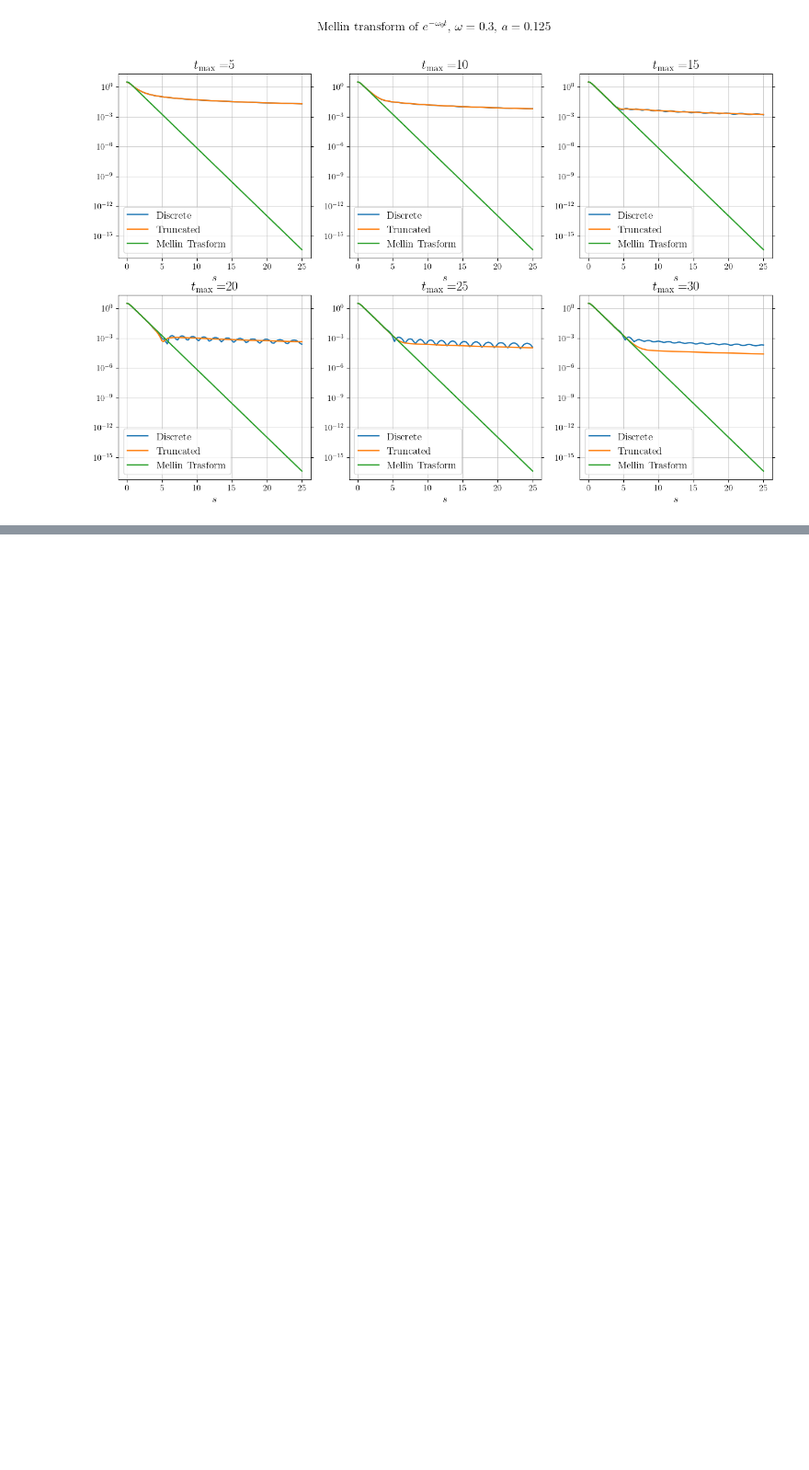
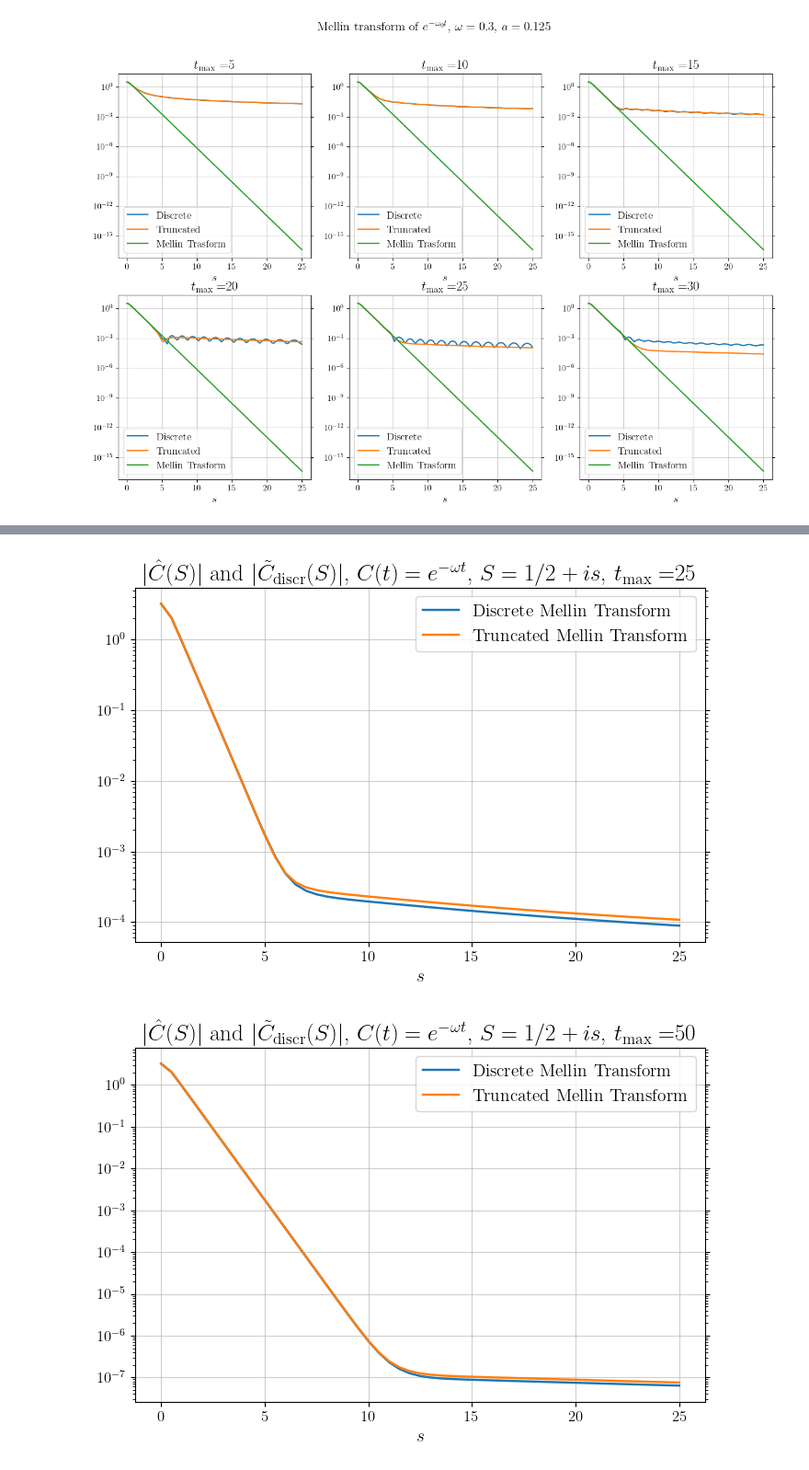
Before and after one commit to DiegoToniolo/Analysis_spectral_densities, a Jupyter notebook: discrete_mellin.ipynb, the cells around one changed output, grey strips where cells are left out. Shown at 92% size. Drawn from its saved outputs; the diff is of its cells as text; code cells hidden in the pictures; blank space fills up the shorter version.

```diff
--- a/discrete_mellin.ipynb
+++ b/discrete_mellin.ipynb
@@ -257,0 +300,27 @@ for ai in range(len(a)):
+# %%
+s = np.linspace(0, 25, 51)
+a = 1
+w = 0.3
+t_max = [25, 50, 75, 100]
+
+mell_discr, mell_trunc = np.zeros((len(t_max), len(s)), dtype=complex), np.zeros((len(t_max), len(s)), dtype=complex)
+for ti in range(len(t_max)):
+    for si in range(len(s)):
+        for n in range(int(t_max[ti]/a + 1)):
+            mell_discr[ti, si] += a * np.exp(-0.3 * a * n) * ubar(n, a, s[si], w)
+        mell_trunc[ti, si] = complex(mp.gammainc(0.5 + s[si]*1.0j, 0, w*(t_max[ti]))) * w ** (-0.5 -s[si] * 1.0j)
+
+mell_cont = gamma(0.5 + s*1.0j) * w ** (-0.5 -s * 1.0j)
+# %%
+for ti in range(len(t_max)):
+    plt.plot(s, np.abs(np.abs(mell_discr[ti])), label = r"Discrete Mellin Transform")
+    plt.plot(s, np.abs(np.abs(mell_trunc[ti])), label = r"Truncated Mellin Transform")
+    plt.semilogy()
+    plt.legend()
+    plt.xlabel(r"$s$")
+    #plt.ylabel(r"$\vert\vert\tilde{C}(S)\vert - \vert\tilde{C}_\mathrm{discr}(S)\vert\vert$")
+    plt.title(r"$\vert\hat{C}(S)\vert$ and $\vert\tilde{C}_\mathrm{discr}(S)\vert$, $C(t) = e^{-\omega t}$, $S = 1/2+is$, $t_\mathrm{max} = $" + r"{}".format(t_max[ti]))
+    plt.show()
+# %% [output]
+[figure, added]
+[figure, added]
```
Also changed, not shown: parts of 9 cells of this notebook.
